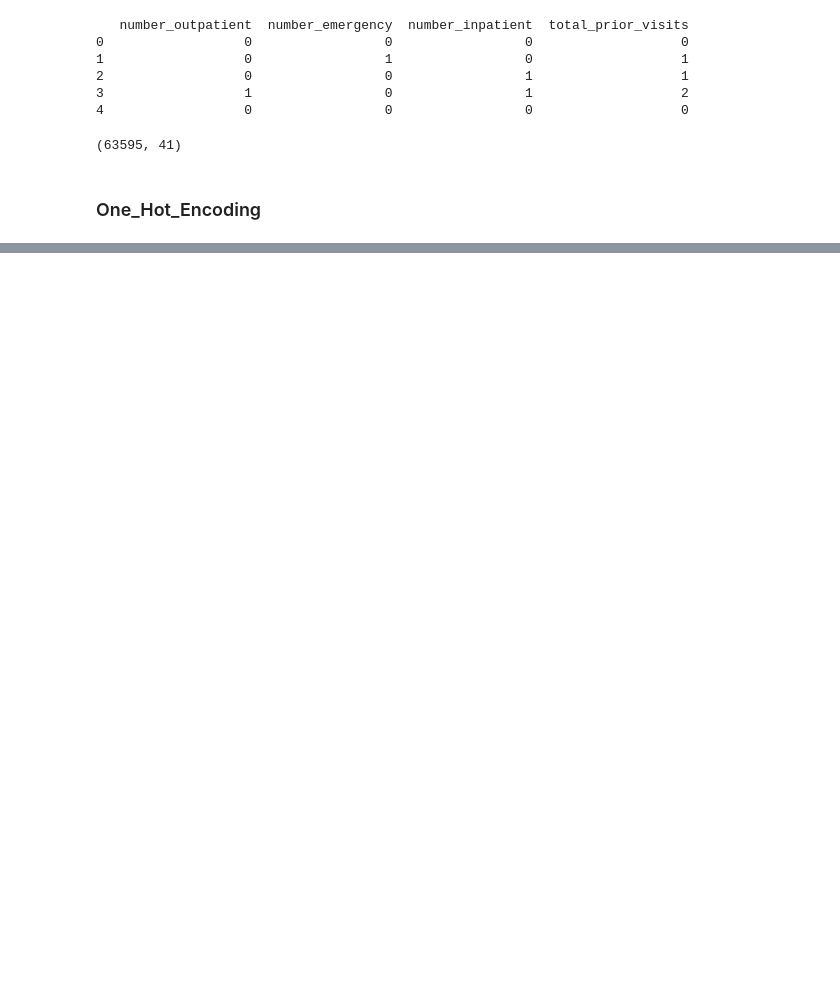
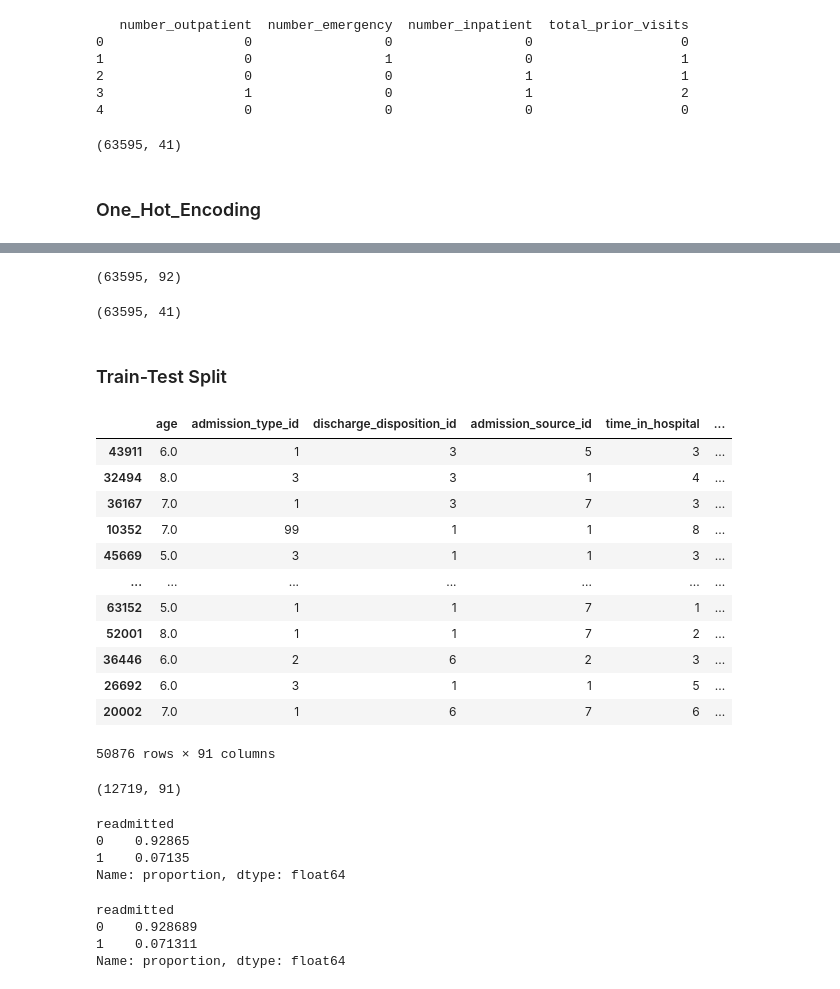
Before and after one commit to Priyanshi-Vishwakarma22/Hospital_Readmission_Risk_Prediction, a Jupyter notebook: notebook/training_data.ipynb, the cells around one changed output, grey strips where cells are left out. Saved outputs shown, nothing was run; the diff lists cells and outputs as text; code cells hidden in the pictures; blank space fills up the shorter version.

Commit message:
hospital

```diff
--- a/notebook/training_data.ipynb
+++ b/notebook/training_data.ipynb
@@ -207,0 +215,7 @@ Name: count, dtype: int64
+# %%
+from sklearn.preprocessing import OneHotEncoder
+encoder = OneHotEncoder(drop = "first", sparse_output =False, handle_unknown = "ignore")
+encoded_array = encoder.fit_transform(df[categorical_cols])
+encoded_col_names = encoder.get_feature_names_out(categorical_cols)
+encoded_df = pd.DataFrame(encoded_array, columns = encoded_col_names , index =df.index)
+encoded_df.head()
@@ -207,0 +230,12 @@ Name: count, dtype: int64
+# %%
+df_encoded = df.drop(columns = categorical_cols)
+df_encoded = pd.concat([df_encoded,encoded_df],axis=1)
+df_encoded.shape
+# %% [output]
+(63595, 92)
+# %%
+df.shape
+# %% [output]
+(63595, 41)
+# %% [markdown]
+### Train-Test Split
@@ -207,0 +244,39 @@ Name: count, dtype: int64
+# %%
+X = df_encoded.drop(columns = ["readmitted"])
+y = df_encoded["readmitted"]
+# %%
+X_train,X_test,y_train,y_test = train_test_split(X,y,test_size = 0.2,stratify = y,random_state = 42)
+# %%
+X_train
+# %% [output]
+|  | age | admission_type_id | discharge_disposition_id | admission_source_id | time_in_hospital | ... |
+| 43911 | 6.0 | 1 | 3 | 5 | 3 | ... |
+| 32494 | 8.0 | 3 | 3 | 1 | 4 | ... |
+| 36167 | 7.0 | 1 | 3 | 7 | 3 | ... |
+| 10352 | 7.0 | 99 | 1 | 1 | 8 | ... |
+| 45669 | 5.0 | 3 | 1 | 1 | 3 | ... |
+| ... | ... | ... | ... | ... | ... | ... |
+| 63152 | 5.0 | 1 | 1 | 7 | 1 | ... |
+| 52001 | 8.0 | 1 | 1 | 7 | 2 | ... |
+| 36446 | 6.0 | 2 | 6 | 2 | 3 | ... |
+| 26692 | 6.0 | 3 | 1 | 1 | 5 | ... |
+| 20002 | 7.0 | 1 | 6 | 7 | 6 | ... |
+50876 rows × 91 columns
+# %%
+X_test.shape
+# %% [output]
+(12719, 91)
+# %%
+y_train.value_counts(normalize=True)
+# %% [output]
+readmitted
+0    0.92865
+1    0.07135
+Name: proportion, dtype: float64
+# %%
+y_test.value_counts(normalize=True)
+# %% [output]
+readmitted
+0    0.928689
+1    0.071311
+Name: proportion, dtype: float64
```
Also changed, not shown: parts of 13 cells of this notebook, 1 other file.
